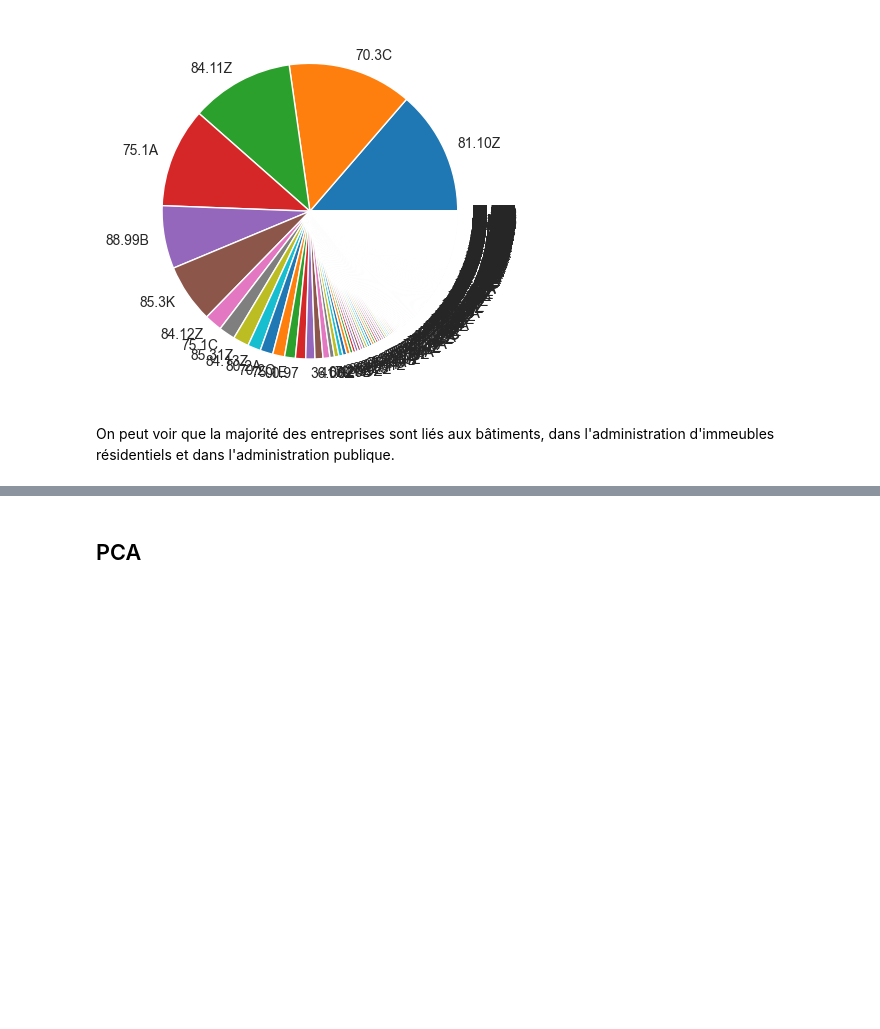
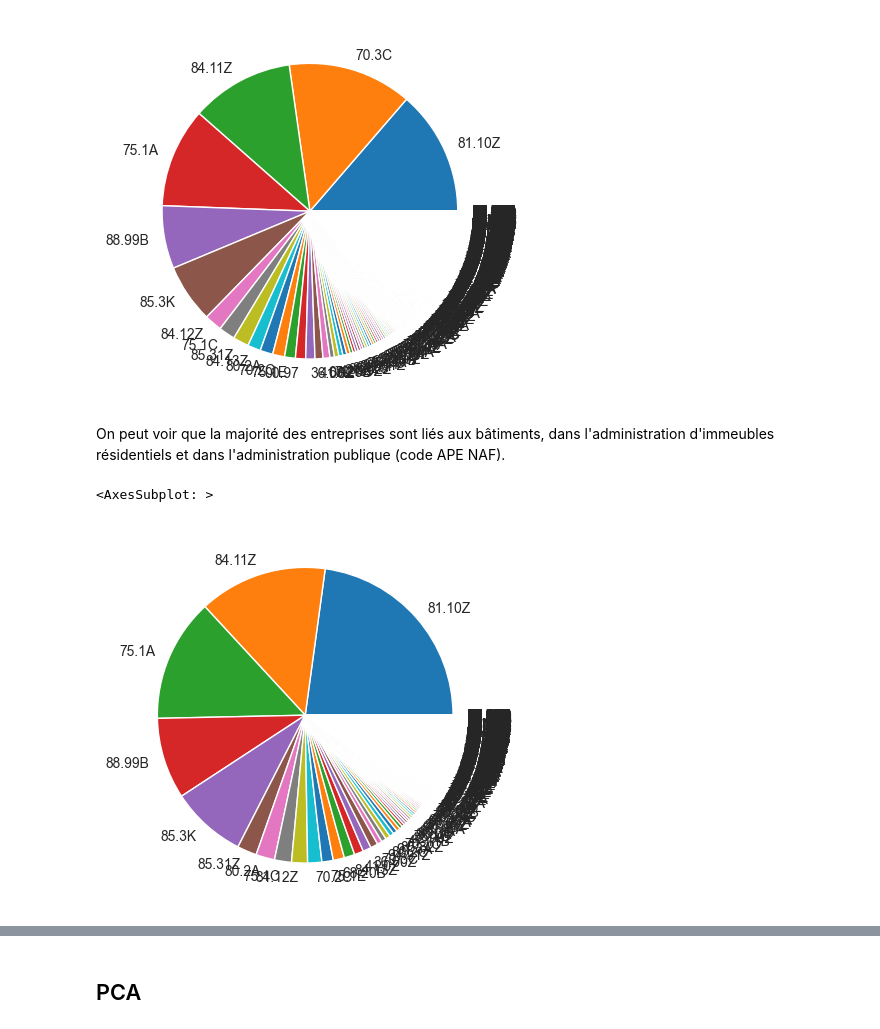
Before and after one commit to JonathanLouamba/Projet_GGVie, a Jupyter notebook: Detection_UniteLegaleHist_GGVIE.ipynb, the cells around one changed output, grey strips where cells are left out. Saved outputs shown, nothing was run; the diff lists cells and outputs as text; code cells hidden in the pictures; blank space fills up the shorter version.

```diff
--- a/Detection_UniteLegaleHist_GGVIE.ipynb
+++ b/Detection_UniteLegaleHist_GGVIE.ipynb
@@ -207,4 +209,9 @@ pd.Series(encoder_apul.inverse_transform(df["activitePrincipaleUniteLegale"])).v
 <AxesSubplot: >
 [figure]
 # %% [markdown]
-On peut voir que la majorité des entreprises sont liés aux bâtiments, dans l'administration d'immeubles résidentiels et dans l'administration publique.
+On peut voir que la majorité des entreprises sont liés aux bâtiments, dans l'administration d'immeubles résidentiels et dans l'administration publique (code APE NAF).
+# %%
+pd.Series(encoder_apul.inverse_transform(df["activitePrincipaleUniteLegale"].loc[df['changementActivitePrincipaleUniteLegale']==1])).value_counts(normalize=True).plot(kind='pie')
+# %% [output]
+<AxesSubplot: >
+[figure, added]
```
Also changed, not shown: parts of 26 cells of this notebook, 2 other files.
